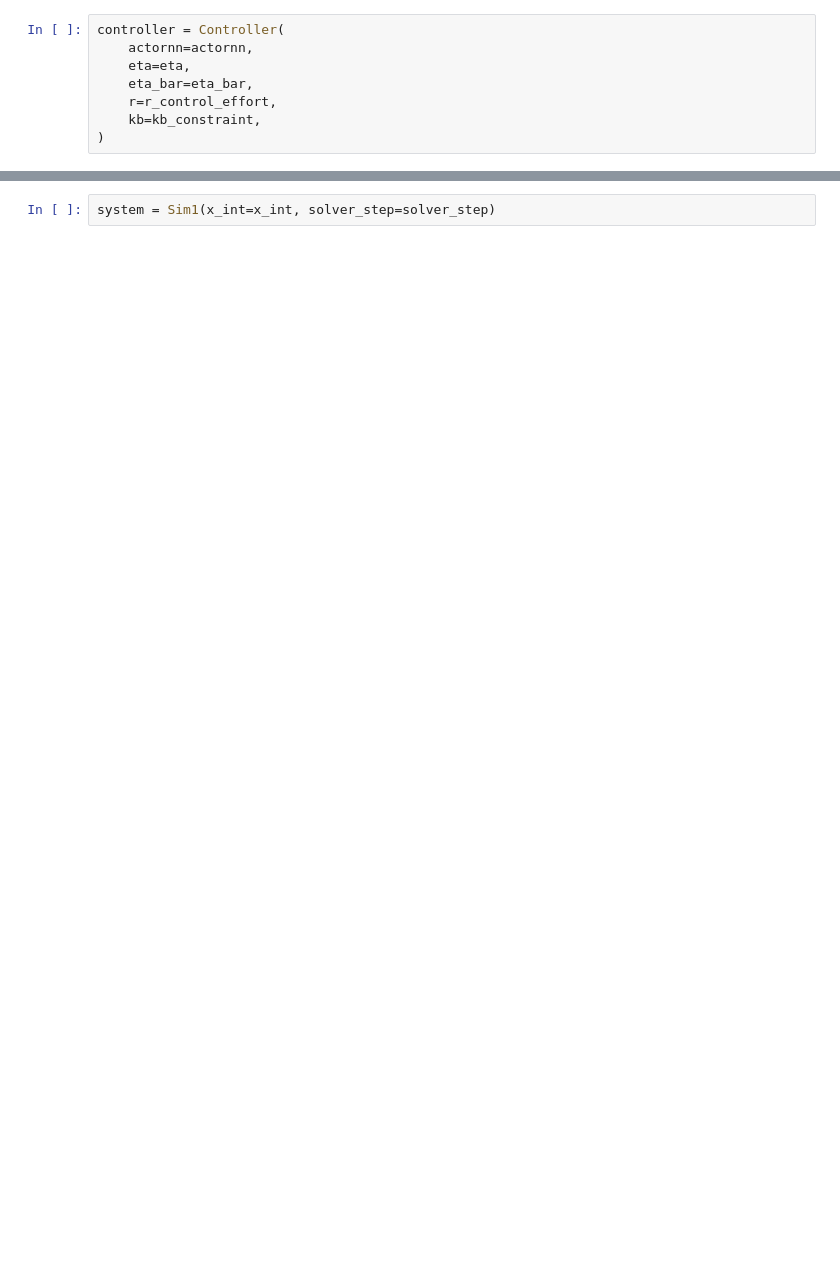
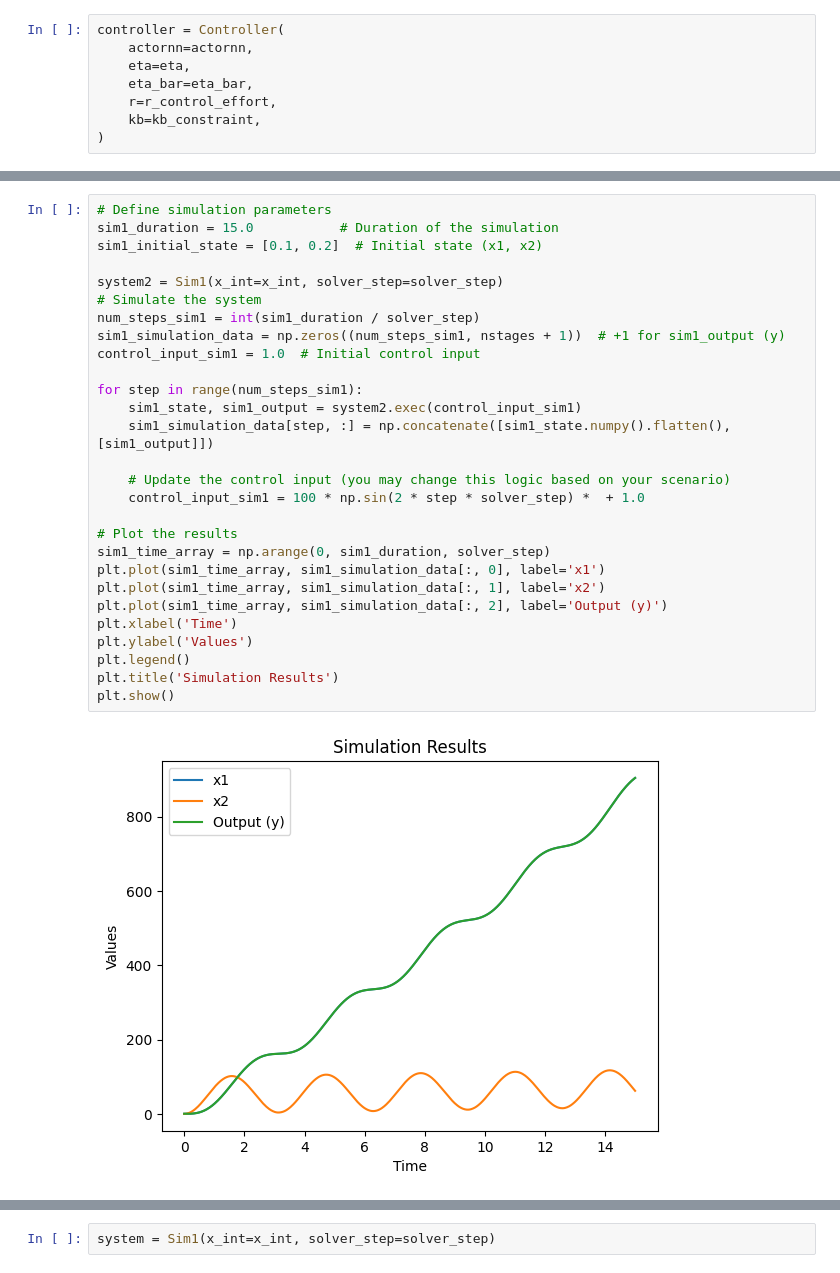
Before and after one commit to mrzahaki/naoc, a Jupyter notebook: naocnp lab.ipynb, the cells around one changed output, grey strips where cells are left out. Cells and saved outputs as stored; diff of their text form; blank space fills up the shorter version.

```diff
--- a/naocnp lab.ipynb
+++ b/naocnp lab.ipynb
@@ -134,0 +550,30 @@ controller = Controller(
+# %%
+# Define simulation parameters
+sim1_duration = 15.0           # Duration of the simulation
+sim1_initial_state = [0.1, 0.2]  # Initial state (x1, x2)
+
+system2 = Sim1(x_int=x_int, solver_step=solver_step)
+# Simulate the system
+num_steps_sim1 = int(sim1_duration / solver_step)
+sim1_simulation_data = np.zeros((num_steps_sim1, nstages + 1))  # +1 for sim1_output (y)
+control_input_sim1 = 1.0  # Initial control input
+
+for step in range(num_steps_sim1):
+    sim1_state, sim1_output = system2.exec(control_input_sim1)
+    sim1_simulation_data[step, :] = np.concatenate([sim1_state.numpy().flatten(), [sim1_output]])
+
+    # Update the control input (you may change this logic based on your scenario)
+    control_input_sim1 = 100 * np.sin(2 * step * solver_step) *  + 1.0
+
+# Plot the results
+sim1_time_array = np.arange(0, sim1_duration, solver_step)
+plt.plot(sim1_time_array, sim1_simulation_data[:, 0], label='x1')
+plt.plot(sim1_time_array, sim1_simulation_data[:, 1], label='x2')
+plt.plot(sim1_time_array, sim1_simulation_data[:, 2], label='Output (y)')
+plt.xlabel('Time')
+plt.ylabel('Values')
+plt.legend()
+plt.title('Simulation Results')
+plt.show()
+# %% [output]
+[figure, added]
```
Also changed, not shown: parts of 68 cells of this notebook, 2 other files.
